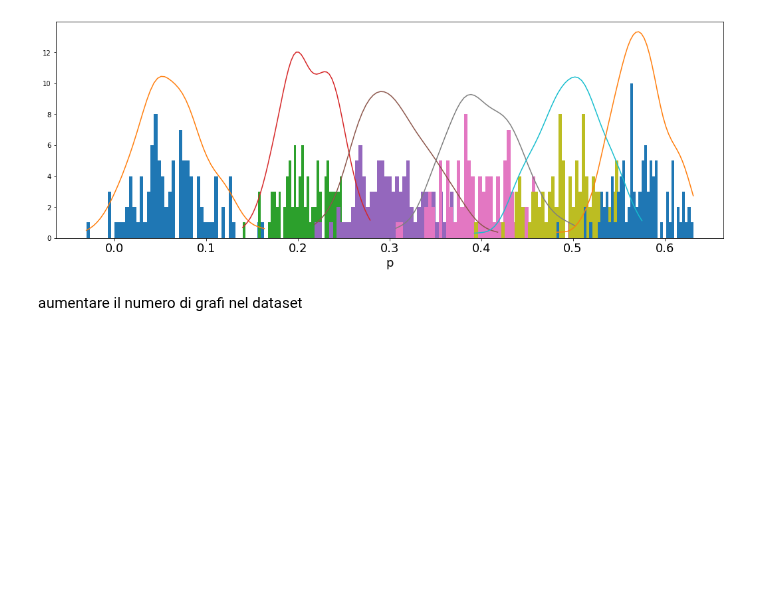
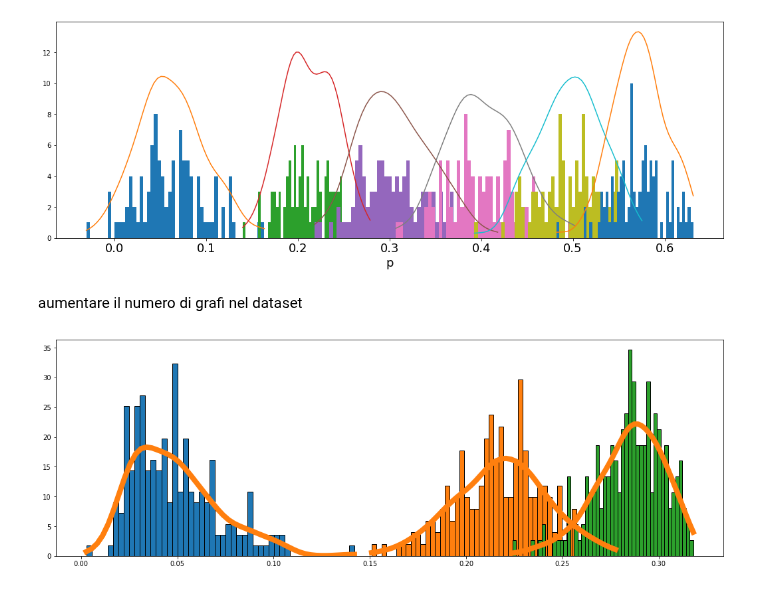
Before and after one commit to dandarm/Embednet, a Jupyter notebook: Embedding_dim.ipynb, the cells around one changed output. Cells and saved outputs as stored; diff of their text form; code cells hidden in the pictures; blank space fills up the shorter version.

```diff
--- a/Embedding_dim.ipynb
+++ b/Embedding_dim.ipynb
@@ -123,3 +117,17 @@ NameError: name 'plt' is not defined
 [figure]
 # %% [markdown]
 aumentare il numero di grafi nel dataset
+# %%
+plt.figure(figsize=(18, 6)) #, dpi=60)
+for p in list_p:
+    mask_int = np.argwhere(embeddings.embedding_labels==p).flatten()
+    emb = embeddings.embeddings_array[mask_int].flatten()
+    h,e = np.histogram(emb, bins=50, density=True)
+    x = np.linspace(e.min(), e.max())
+    plt.bar(e[:-1], h, width=np.diff(e), ec='k', align='edge', label='histogram')
+
+    # plot the real KDE
+    kde = stats.gaussian_kde(emb)
+    plt.plot(x, kde.pdf(x), c='C1', lw=8, label='KDE')
+# %% [output]
+[figure, added]
```
Also changed, not shown: parts of 9 cells of this notebook, 7 other files.
